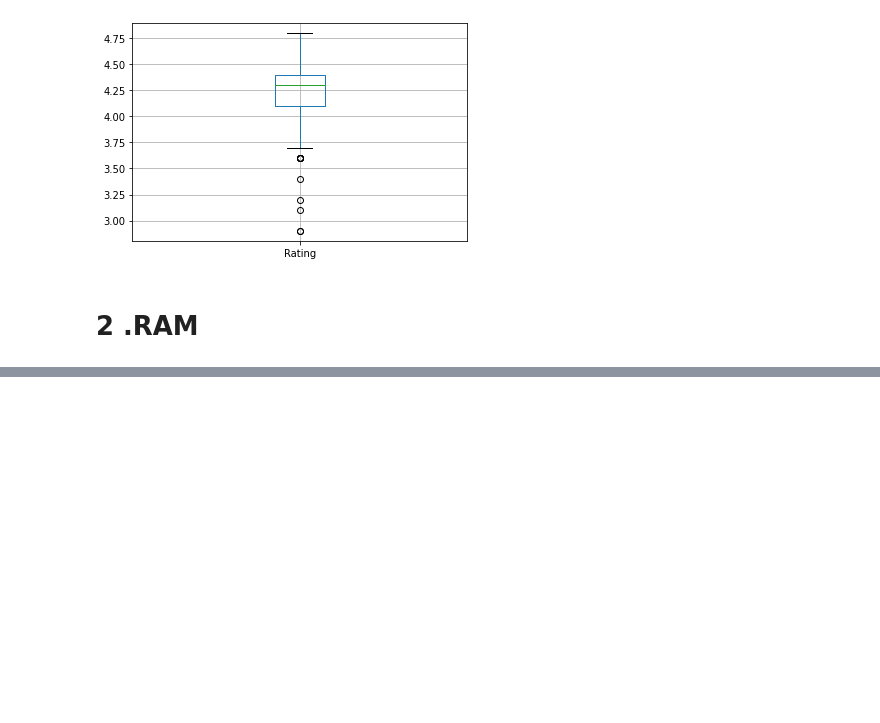
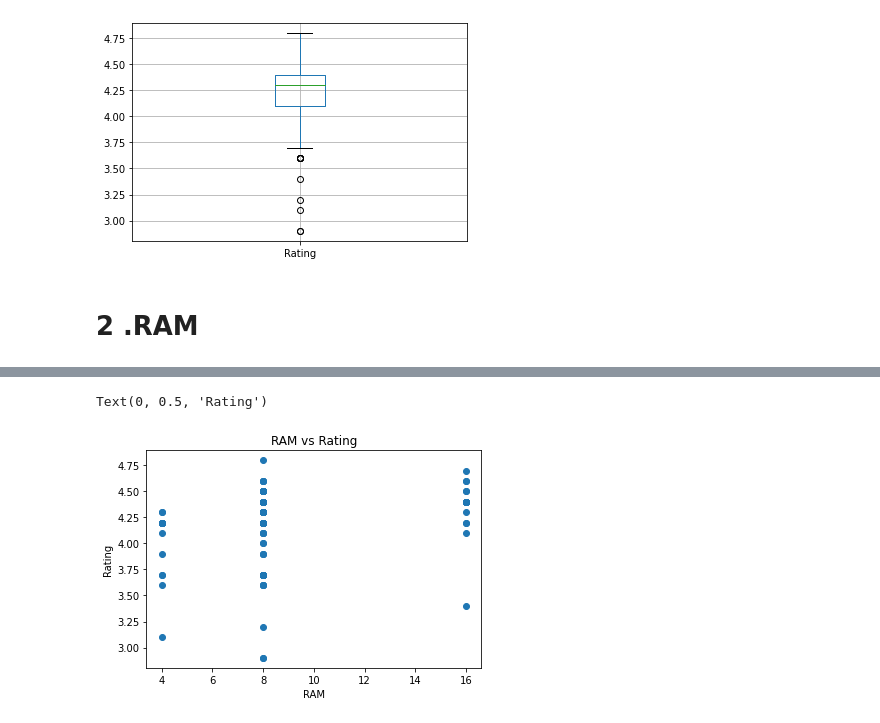
Before and after one commit to av1nDs0uza/Python-Lab-Practical, a Jupyter notebook: 7.EDA/LaptopPrice.ipynb, the cells around one changed output, grey strips where cells are left out. Cells and saved outputs as stored; diff of their text form; code cells hidden in the pictures; blank space fills up the shorter version.

```diff
--- a/7.EDA/LaptopPrice.ipynb
+++ b/7.EDA/LaptopPrice.ipynb
@@ -255,0 +131,8 @@ sns.scatterplot(x=df['Rating'], y=df['Price'])
+# %%
+plt.scatter(df["RAM"],df["Rating"])
+plt.title("RAM vs Rating")
+plt.xlabel("RAM")
+plt.ylabel("Rating")
+# %% [output]
+Text(0, 0.5, 'Rating')
+[figure, added]
```
Also changed, not shown: parts of 20 cells of this notebook.
